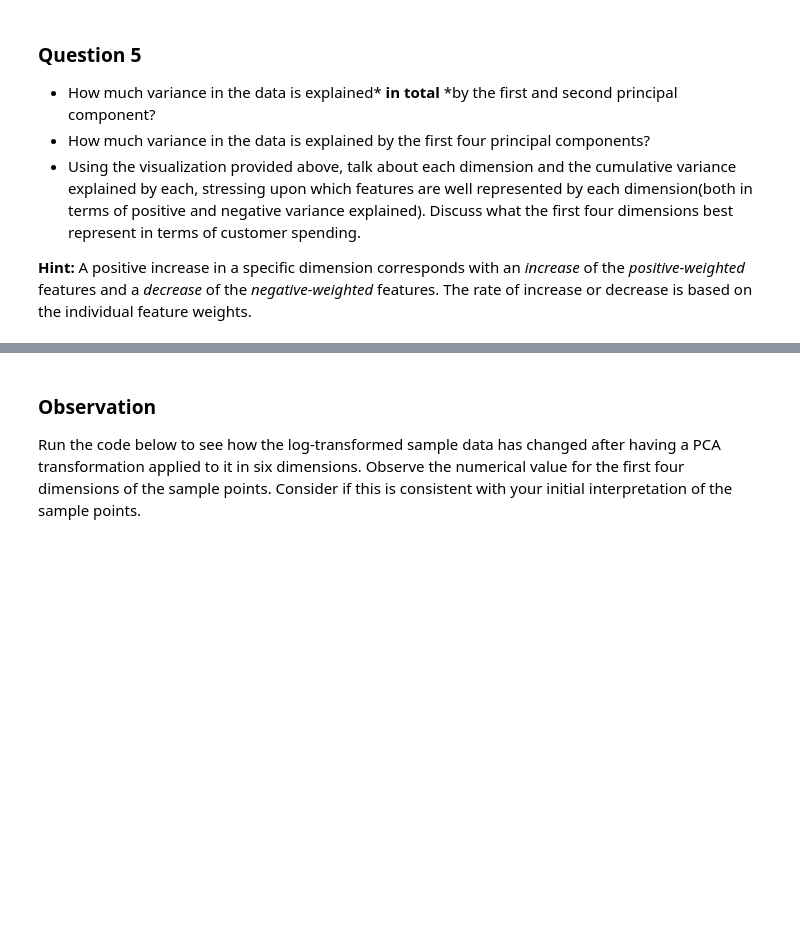
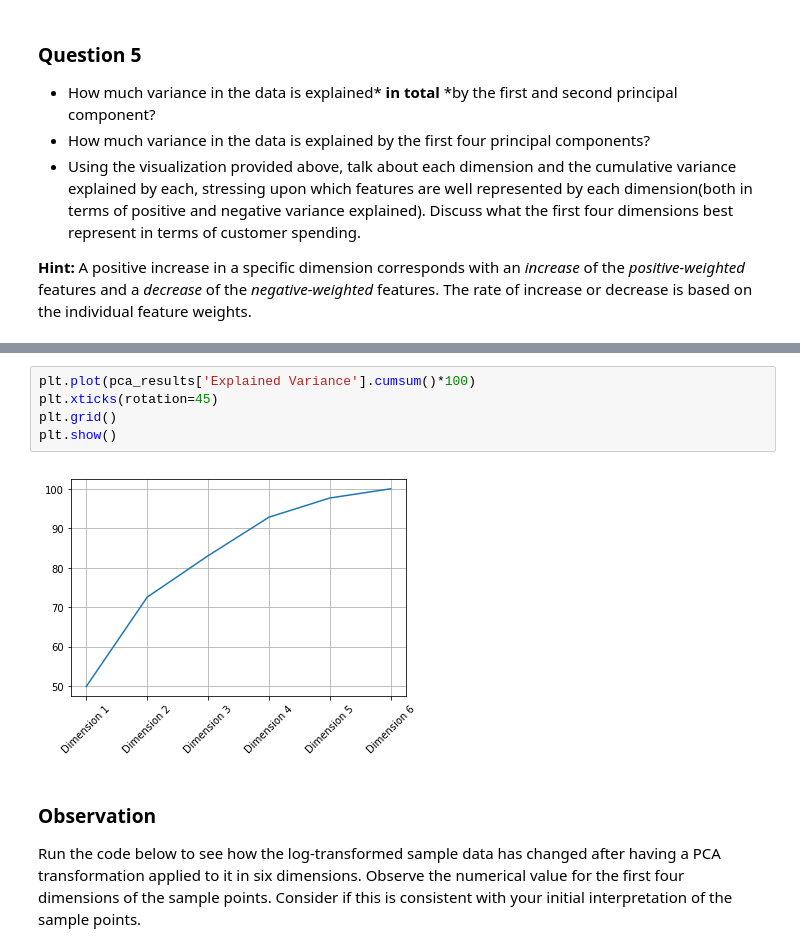
Before and after one commit to std3rr/customer_segments, a Jupyter notebook: customer_segments.ipynb, the cells around one changed output, grey strips where cells are left out. Cells and saved outputs as stored; diff of their text form; blank space fills up the shorter version.

```diff
--- a/customer_segments.ipynb
+++ b/customer_segments.ipynb
@@ -452,3 +479,10 @@ Then we have diffrece in low <font color=blue>fresh</font> vs low <font color=re
+# %%
+plt.plot(pca_results['Explained Variance'].cumsum()*100)
+plt.xticks(rotation=45)
+plt.grid()
+plt.show()
+# %% [output]
+[figure, added]
 # %% [markdown]
 ### Observation
 Run the code below to see how the log-transformed sample data has changed after having a PCA transformation applied to it in six dimensions. Observe the numerical value for the first four dimensions of the sample points. Consider if this is consistent with your initial interpretation of the sample points.
```
Also changed, not shown: parts of 9 cells of this notebook, 1 other file.
